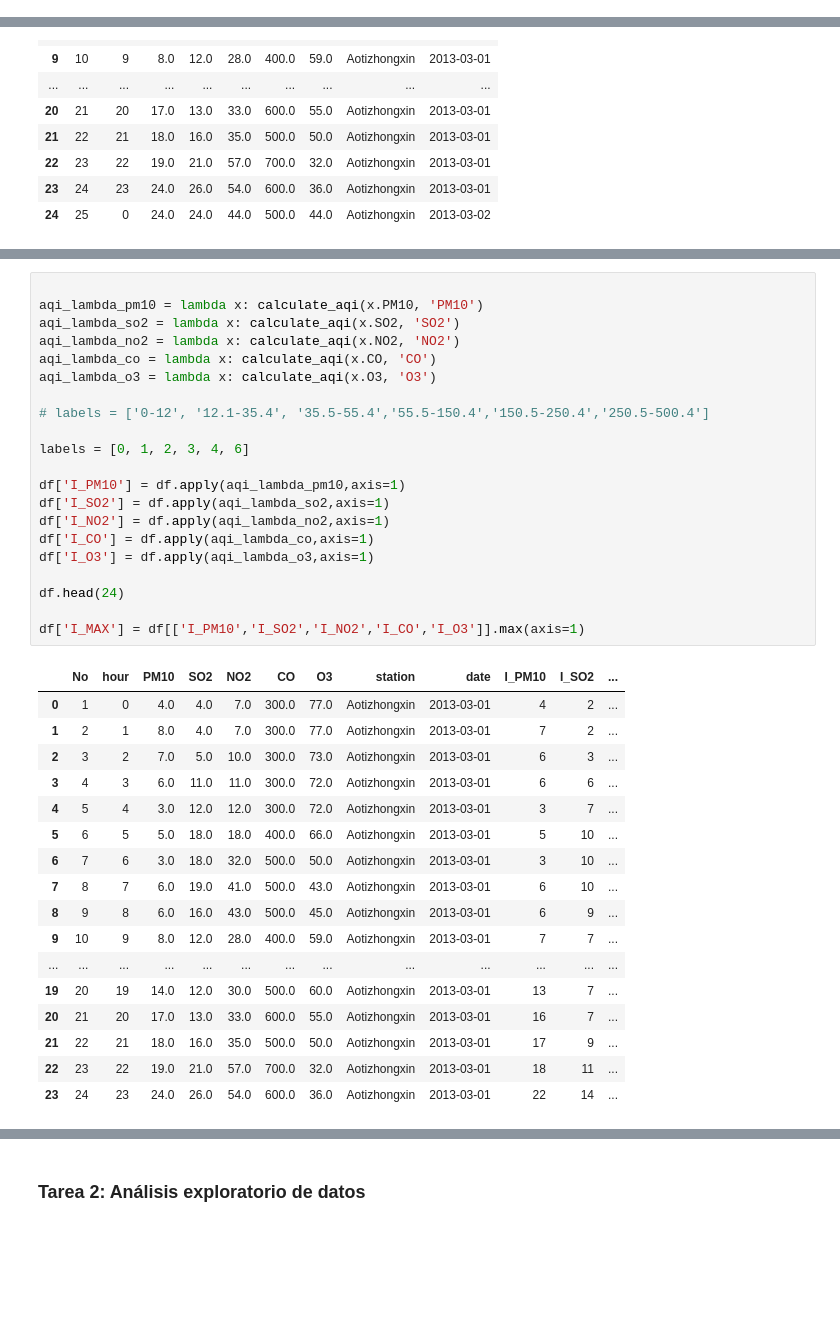
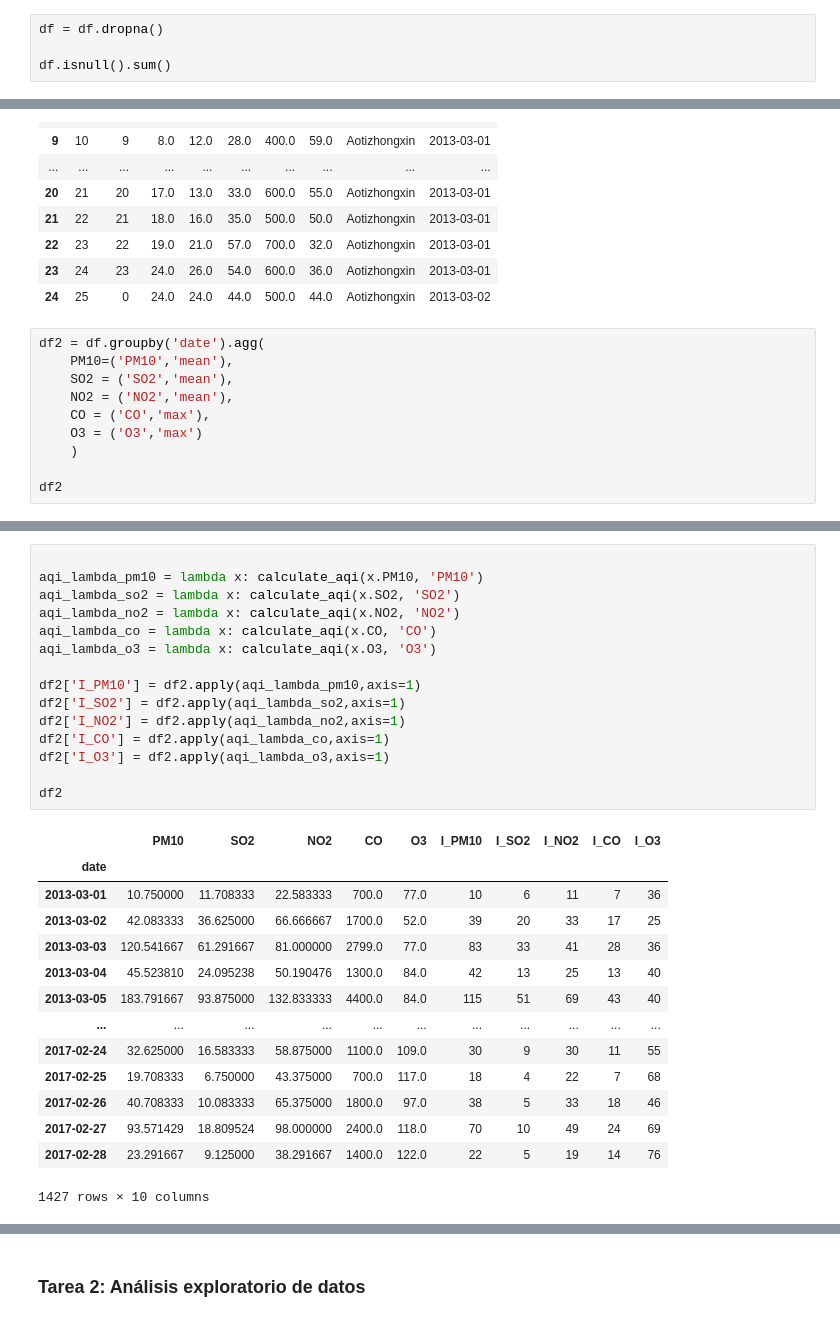
Before and after one commit to JHyel2015/Proyecto2_1B_2023A, a Jupyter notebook: notebooks/Proyecto2B.ipynb, the cells around one changed output, grey strips where cells are left out. Cells and saved outputs as stored; diff of their text form; blank space fills up the shorter version.

```diff
--- a/notebooks/Proyecto2B.ipynb
+++ b/notebooks/Proyecto2B.ipynb
@@ -56,0 +79,4 @@ df.head(25)
+# %%
+df = df.dropna()
+
+df.isnull().sum()
@@ -84,3 +130,13 @@ df.head(25)
 | 22 | 23 | 22 | 19.0 | 21.0 | 57.0 | 700.0 | 32.0 | Aotizhongxin | 2013-03-01 |
 | 23 | 24 | 23 | 24.0 | 26.0 | 54.0 | 600.0 | 36.0 | Aotizhongxin | 2013-03-01 |
 | 24 | 25 | 0 | 24.0 | 24.0 | 44.0 | 500.0 | 44.0 | Aotizhongxin | 2013-03-02 |
+# %%
+df2 = df.groupby('date').agg(
+    PM10=('PM10','mean'),
+    SO2 = ('SO2','mean'),
+    NO2 = ('NO2','mean'),
+    CO = ('CO','max'),
+    O3 = ('O3','max')
+    )
+
+df2
@@ -87,39 +158,30 @@ df.head(25)
 # %%
 
 aqi_lambda_pm10 = lambda x: calculate_aqi(x.PM10, 'PM10')
 aqi_lambda_so2 = lambda x: calculate_aqi(x.SO2, 'SO2')
 aqi_lambda_no2 = lambda x: calculate_aqi(x.NO2, 'NO2')
 aqi_lambda_co = lambda x: calculate_aqi(x.CO, 'CO')
 aqi_lambda_o3 = lambda x: calculate_aqi(x.O3, 'O3')
 
-# labels = ['0-12', '12.1-35.4', '35.5-55.4','55.5-150.4','150.5-250.4','250.5-500.4']
+df2['I_PM10'] = df2.apply(aqi_lambda_pm10,axis=1)
+df2['I_SO2'] = df2.apply(aqi_lambda_so2,axis=1)
+df2['I_NO2'] = df2.apply(aqi_lambda_no2,axis=1)
+df2['I_CO'] = df2.apply(aqi_lambda_co,axis=1)
+df2['I_O3'] = df2.apply(aqi_lambda_o3,axis=1)
 
-labels = [0, 1, 2, 3, 4, 6]
-
-df['I_PM10'] = df.apply(aqi_lambda_pm10,axis=1)
-df['I_SO2'] = df.apply(aqi_lambda_so2,axis=1)
-df['I_NO2'] = df.apply(aqi_lambda_no2,axis=1)
-df['I_CO'] = df.apply(aqi_lambda_co,axis=1)
-df['I_O3'] = df.apply(aqi_lambda_o3,axis=1)
-
-df.head(24)
-
-df['I_MAX'] = df[['I_PM10','I_SO2','I_NO2','I_CO','I_O3']].max(axis=1)
+df2
 # %% [output]
-|  | No | hour | PM10 | SO2 | NO2 | CO | O3 | station | date | I_PM10 | I_SO2 | ... |
-| 0 | 1 | 0 | 4.0 | 4.0 | 7.0 | 300.0 | 77.0 | Aotizhongxin | 2013-03-01 | 4 | 2 | ... |
-| 1 | 2 | 1 | 8.0 | 4.0 | 7.0 | 300.0 | 77.0 | Aotizhongxin | 2013-03-01 | 7 | 2 | ... |
-| 2 | 3 | 2 | 7.0 | 5.0 | 10.0 | 300.0 | 73.0 | Aotizhongxin | 2013-03-01 | 6 | 3 | ... |
-| 3 | 4 | 3 | 6.0 | 11.0 | 11.0 | 300.0 | 72.0 | Aotizhongxin | 2013-03-01 | 6 | 6 | ... |
-| 4 | 5 | 4 | 3.0 | 12.0 | 12.0 | 300.0 | 72.0 | Aotizhongxin | 2013-03-01 | 3 | 7 | ... |
-| 5 | 6 | 5 | 5.0 | 18.0 | 18.0 | 400.0 | 66.0 | Aotizhongxin | 2013-03-01 | 5 | 10 | ... |
-| 6 | 7 | 6 | 3.0 | 18.0 | 32.0 | 500.0 | 50.0 | Aotizhongxin | 2013-03-01 | 3 | 10 | ... |
-| 7 | 8 | 7 | 6.0 | 19.0 | 41.0 | 500.0 | 43.0 | Aotizhongxin | 2013-03-01 | 6 | 10 | ... |
-| 8 | 9 | 8 | 6.0 | 16.0 | 43.0 | 500.0 | 45.0 | Aotizhongxin | 2013-03-01 | 6 | 9 | ... |
-| 9 | 10 | 9 | 8.0 | 12.0 | 28.0 | 400.0 | 59.0 | Aotizhongxin | 2013-03-01 | 7 | 7 | ... |
-| ... | ... | ... | ... | ... | ... | ... | ... | ... | ... | ... | ... | ... |
-| 19 | 20 | 19 | 14.0 | 12.0 | 30.0 | 500.0 | 60.0 | Aotizhongxin | 2013-03-01 | 13 | 7 | ... |
-| 20 | 21 | 20 | 17.0 | 13.0 | 33.0 | 600.0 | 55.0 | Aotizhongxin | 2013-03-01 | 16 | 7 | ... |
-| 21 | 22 | 21 | 18.0 | 16.0 | 35.0 | 500.0 | 50.0 | Aotizhongxin | 2013-03-01 | 17 | 9 | ... |
-| 22 | 23 | 22 | 19.0 | 21.0 | 57.0 | 700.0 | 32.0 | Aotizhongxin | 2013-03-01 | 18 | 11 | ... |
-| 23 | 24 | 23 | 24.0 | 26.0 | 54.0 | 600.0 | 36.0 | Aotizhongxin | 2013-03-01 | 22 | 14 | ... |
+|  | PM10 | SO2 | NO2 | CO | O3 | I_PM10 | I_SO2 | I_NO2 | I_CO | I_O3 |
+| date |  |  |  |  |  |  |  |  |  |  |
+| 2013-03-01 | 10.750000 | 11.708333 | 22.583333 | 700.0 | 77.0 | 10 | 6 | 11 | 7 | 36 |
+| 2013-03-02 | 42.083333 | 36.625000 | 66.666667 | 1700.0 | 52.0 | 39 | 20 | 33 | 17 | 25 |
+| 2013-03-03 | 120.541667 | 61.291667 | 81.000000 | 2799.0 | 77.0 | 83 | 33 | 41 | 28 | 36 |
+| 2013-03-04 | 45.523810 | 24.095238 | 50.190476 | 1300.0 | 84.0 | 42 | 13 | 25 | 13 | 40 |
+| 2013-03-05 | 183.791667 | 93.875000 | 132.833333 | 4400.0 | 84.0 | 115 | 51 | 69 | 43 | 40 |
+| ... | ... | ... | ... | ... | ... | ... | ... | ... | ... | ... |
+| 2017-02-24 | 32.625000 | 16.583333 | 58.875000 | 1100.0 | 109.0 | 30 | 9 | 30 | 11 | 55 |
+| 2017-02-25 | 19.708333 | 6.750000 | 43.375000 | 700.0 | 117.0 | 18 | 4 | 22 | 7 | 68 |
+| 2017-02-26 | 40.708333 | 10.083333 | 65.375000 | 1800.0 | 97.0 | 38 | 5 | 33 | 18 | 46 |
+| 2017-02-27 | 93.571429 | 18.809524 | 98.000000 | 2400.0 | 118.0 | 70 | 10 | 49 | 24 | 69 |
+| 2017-02-28 | 23.291667 | 9.125000 | 38.291667 | 1400.0 | 122.0 | 22 | 5 | 19 | 14 | 76 |
+1427 rows × 10 columns
```
Also changed, not shown: parts of 7 cells of this notebook.
